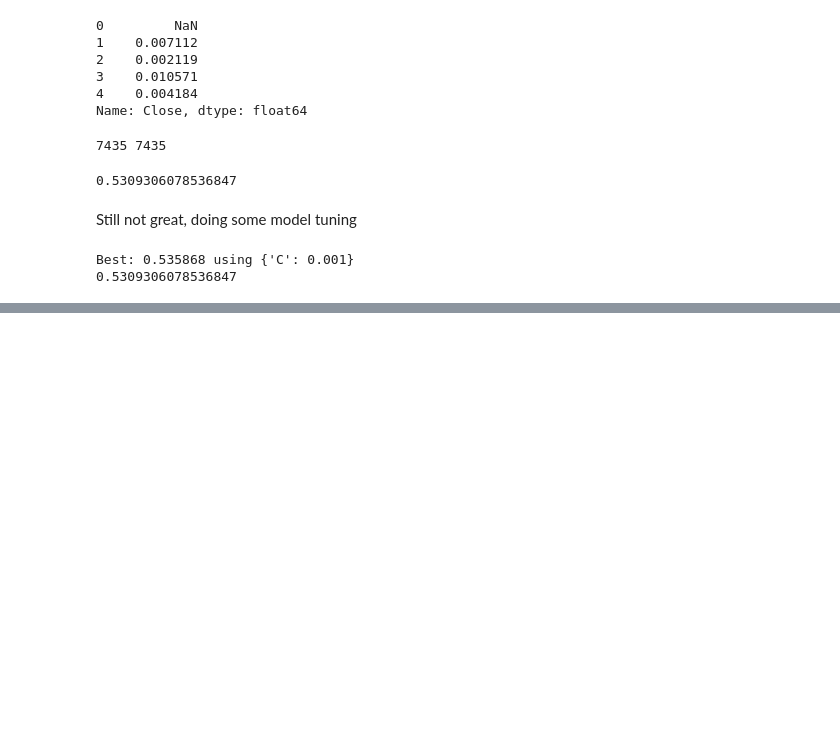
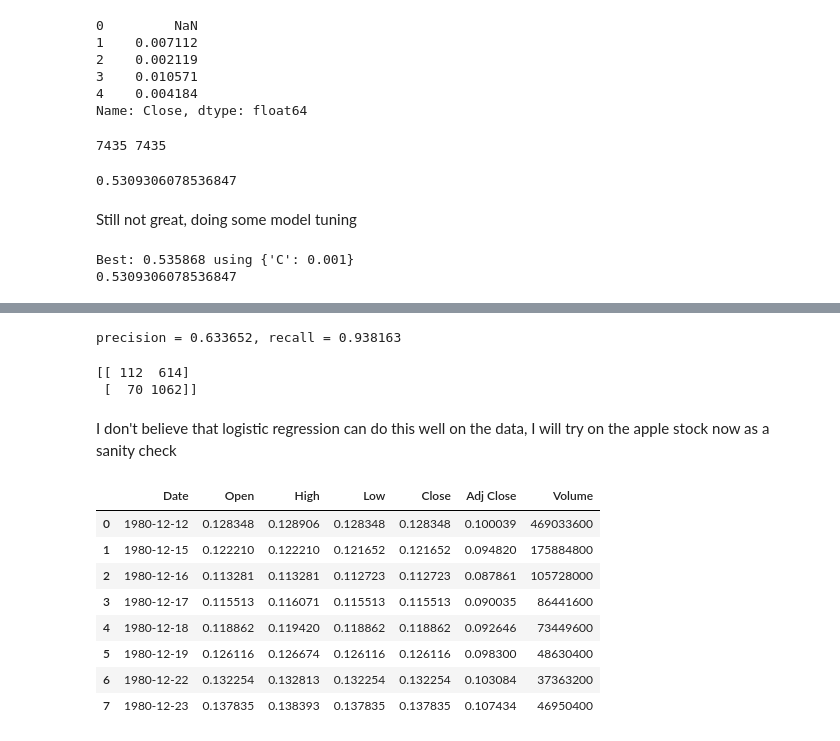
Before and after one commit to rubenren/DataSets, a Jupyter notebook: model_research/logistic_regression/logistic_regression.ipynb, the cells around one changed output, grey strips where cells are left out. Drawn from its saved outputs; the diff is of its cells as text; code cells hidden in the pictures; blank space fills up the shorter version.

```diff
--- a/model_research/logistic_regression/logistic_regression.ipynb
+++ b/model_research/logistic_regression/logistic_regression.ipynb
@@ -152,0 +243,6 @@ Best: 0.535868 using {'C': 0.001}
+# %%
+from sklearn.metrics import precision_score, recall_score
+
+print('precision = %f, recall = %f' %(precision_score(y_test.ravel(), clf.predict(X_test)), recall_score(y_test.ravel(), clf.predict(X_test))))
+# %% [output]
+precision = 0.633652, recall = 0.938163
@@ -152,0 +251,21 @@ Best: 0.535868 using {'C': 0.001}
+# %%
+from sklearn.metrics import confusion_matrix
+print(confusion_matrix(y_test.ravel(), y_pred.ravel()))
+# %% [output]
+[[ 112  614]
+ [  70 1062]]
+# %% [markdown]
+I don't believe that logistic regression can do this well on the data, I will try on the apple stock now as a sanity check
+# %%
+apple_df = pd.read_csv('../../data/AAPL_1980-12-12_2022-08-17.csv')
+apple_df.head(8)
+# %% [output]
+|  | Date | Open | High | Low | Close | Adj Close | Volume |
+| 0 | 1980-12-12 | 0.128348 | 0.128906 | 0.128348 | 0.128348 | 0.100039 | 469033600 |
+| 1 | 1980-12-15 | 0.122210 | 0.122210 | 0.121652 | 0.121652 | 0.094820 | 175884800 |
+| 2 | 1980-12-16 | 0.113281 | 0.113281 | 0.112723 | 0.112723 | 0.087861 | 105728000 |
+| 3 | 1980-12-17 | 0.115513 | 0.116071 | 0.115513 | 0.115513 | 0.090035 | 86441600 |
+| 4 | 1980-12-18 | 0.118862 | 0.119420 | 0.118862 | 0.118862 | 0.092646 | 73449600 |
+| 5 | 1980-12-19 | 0.126116 | 0.126674 | 0.126116 | 0.126116 | 0.098300 | 48630400 |
+| 6 | 1980-12-22 | 0.132254 | 0.132813 | 0.132254 | 0.132254 | 0.103084 | 37363200 |
+| 7 | 1980-12-23 | 0.137835 | 0.138393 | 0.137835 | 0.137835 | 0.107434 | 46950400 |
```
Also changed, not shown: parts of 19 cells of this notebook, 15 other files.
